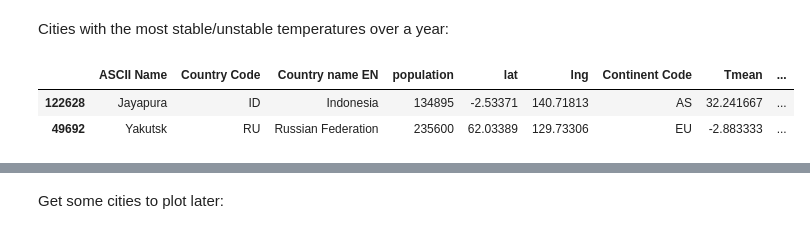
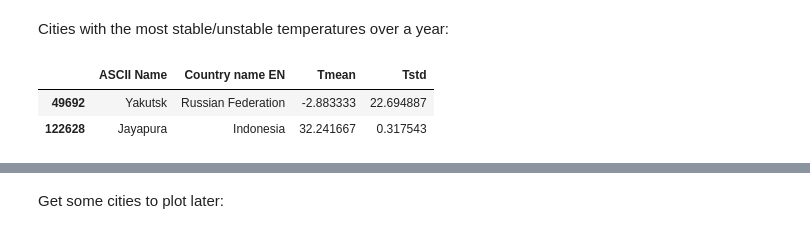
Before and after one commit to Jonas1312/cities-with-nice-weather, a Jupyter notebook: README.ipynb, the cells around one changed output, grey strips where cells are left out. Cells and saved outputs as stored; diff of their text form; code cells hidden in the pictures.

```diff
--- a/README.ipynb
+++ b/README.ipynb
@@ -351,9 +353,9 @@ df.query("Tmean == Tmean.max() or Tmean == Tmean.min()")
 # %% [markdown]
 Cities with the most stable/unstable temperatures over a year:
 # %%
-df.query("Tstd == Tstd.min() or Tstd == Tstd.max()").sort_values(by=["Tstd"])
+df.query("Tstd == Tstd.min() or Tstd == Tstd.max()")[["ASCII Name", "Country name EN", "Tmean", "Tstd"]]
 # %% [output]
-|  | ASCII Name | Country Code | Country name EN | population | lat | lng | Continent Code | Tmean | ... |
-| 122628 | Jayapura | ID | Indonesia | 134895 | -2.53371 | 140.71813 | AS | 32.241667 | ... |
-| 49692 | Yakutsk | RU | Russian Federation | 235600 | 62.03389 | 129.73306 | EU | -2.883333 | ... |
+|  | ASCII Name | Country name EN | Tmean | Tstd |
+| 49692 | Yakutsk | Russian Federation | -2.883333 | 22.694887 |
+| 122628 | Jayapura | Indonesia | 32.241667 | 0.317543 |
 # %% [markdown]
```
Also changed, not shown: parts of 6 cells of this notebook, 10 other files.
